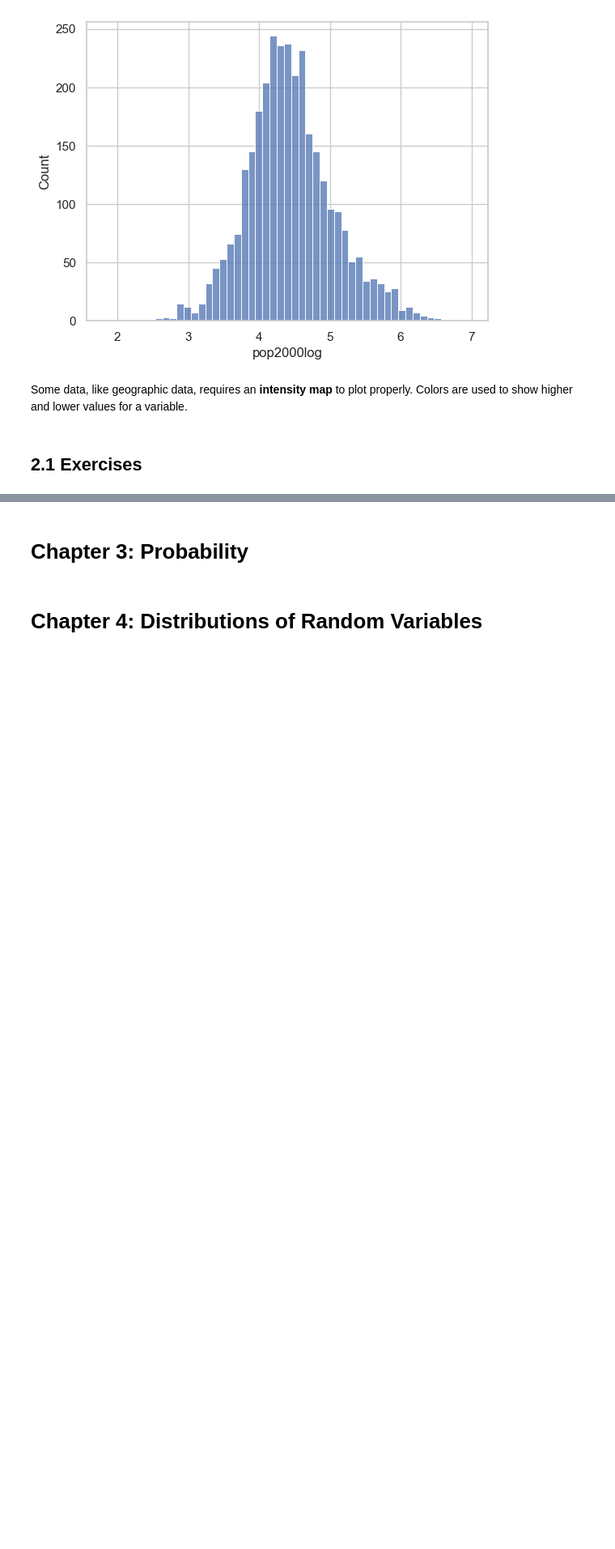
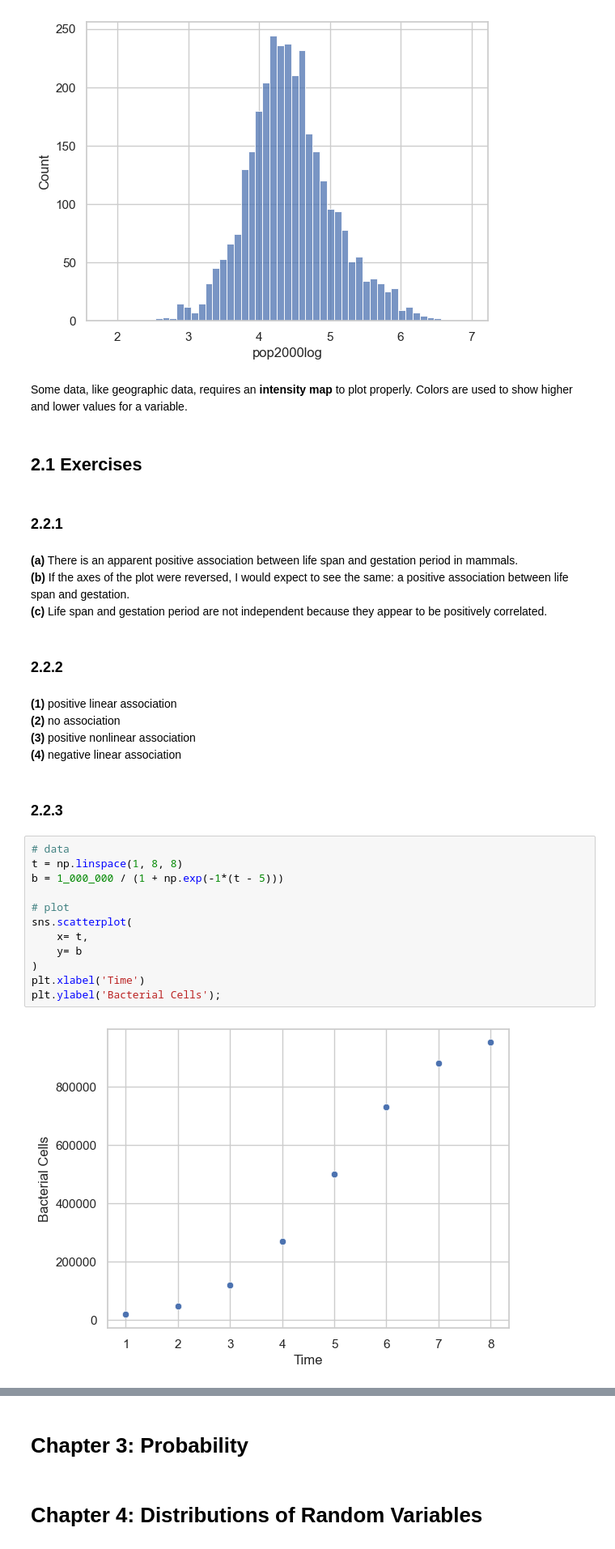
Before and after one commit to zdravoj/data-science-foundations, a Jupyter notebook: OpenIntro_Statistics/chs_1to4.ipynb, the cells around one changed output, grey strips where cells are left out. Shown at 81% size. Cells and saved outputs as stored; diff of their text form; blank space fills up the shorter version.

```diff
--- a/OpenIntro_Statistics/chs_1to4.ipynb
+++ b/OpenIntro_Statistics/chs_1to4.ipynb
@@ -718,3 +719,32 @@ sns.histplot(
 Some data, like geographic data, requires an **intensity map** to plot properly. Colors are used to show higher and lower values for a variable.
 # %% [markdown]
 ## 2.1 Exercises
+# %% [markdown]
+### 2.2.1
+# %% [markdown]
+**(a)** There is an apparent positive association between life span and gestation period in mammals. <br>
+**(b)** If the axes of the plot were reversed, I would expect to see the same: a positive association between life span and gestation. <br>
+**(c)** Life span and gestation period are not independent because they appear to be positively correlated.
+# %% [markdown]
+### 2.2.2
+# %% [markdown]
+**(1)** positive linear association <br>
+**(2)** no association <br>
+**(3)** positive nonlinear association <br>
+**(4)** negative linear association <br>
+# %% [markdown]
+### 2.2.3
+# %%
+# data
+t = np.linspace(1, 8, 8)
+b = 1_000_000 / (1 + np.exp(-1*(t - 5)))
+
+# plot
+sns.scatterplot(
+    x= t,
+    y= b
+)
+plt.xlabel('Time')
+plt.ylabel('Bacterial Cells');
+# %% [output]
+[figure, added]
```
Also changed, not shown: parts of 12 cells of this notebook.
